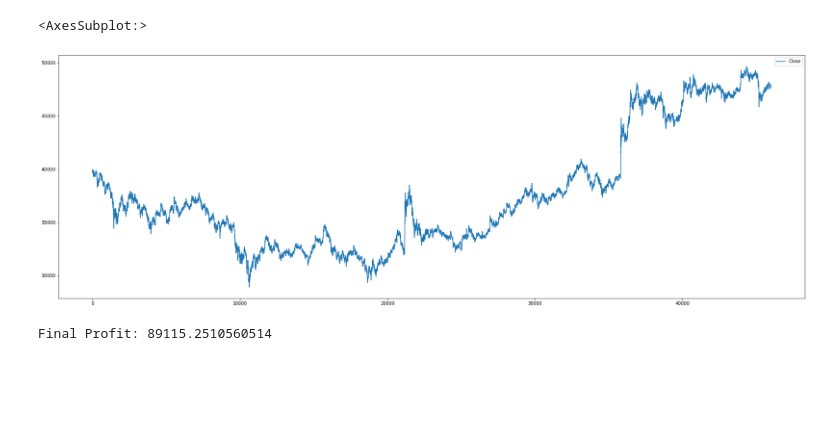
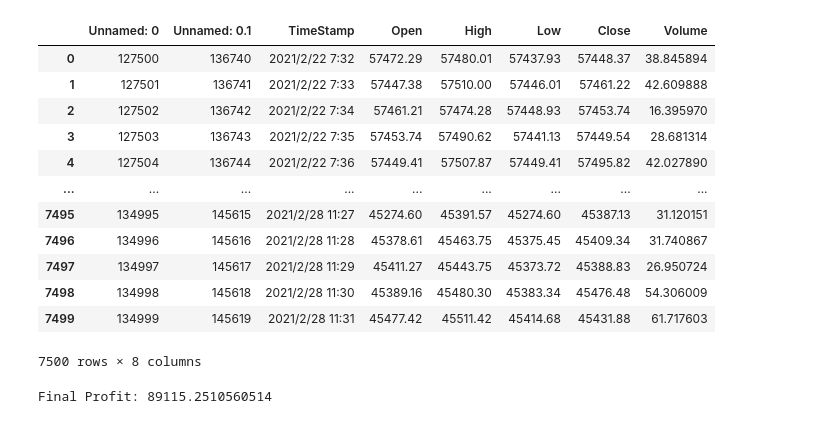
Before and after one commit to xujunhuii/huobi_Python, a Jupyter notebook: AlgoTrading/ParameterAnalysis/All_Methods.ipynb, the cells around one changed output. Drawn from its saved outputs; the diff is of its cells as text; code cells hidden in the pictures; blank space fills up the shorter version.

```diff
--- a/AlgoTrading/ParameterAnalysis/All_Methods.ipynb
+++ b/AlgoTrading/ParameterAnalysis/All_Methods.ipynb
@@ -97,19 +142,26 @@ data
 #     lambda x: x.seconds
 # )
 # records_df
-# %%
-# FILENAME = "Decreasing_Data.csv"
-FILENAME = "Increasing_Data.csv"
-data = pd.read_csv(FILENAME)
-import matplotlib.pyplot as plt
-
-%matplotlib inline
-fig, ax = plt.subplots(figsize=(30, 10))
-# plt.ylim(0, 100)
-data[["Close"]].plot(ax=ax)
-# %% [output]
-<AxesSubplot:>
-[figure, removed]
+# %%
+FILENAME = "Decreasing_Data.xlsx"
+# FILENAME = "Increasing_Data.csv"
+# data = pd.read_csv(FILENAME)
+data = pd.read_excel(FILENAME)
+data
+# %% [output]
+|  | Unnamed: 0 | Unnamed: 0.1 | TimeStamp | Open | High | Low | Close | Volume |
+| 0 | 127500 | 136740 | 2021/2/22 7:32 | 57472.29 | 57480.01 | 57437.93 | 57448.37 | 38.845894 |
+| 1 | 127501 | 136741 | 2021/2/22 7:33 | 57447.38 | 57510.00 | 57446.01 | 57461.22 | 42.609888 |
+| 2 | 127502 | 136742 | 2021/2/22 7:34 | 57461.21 | 57474.28 | 57448.93 | 57453.74 | 16.395970 |
+| 3 | 127503 | 136743 | 2021/2/22 7:35 | 57453.74 | 57490.62 | 57441.13 | 57449.54 | 28.681314 |
+| 4 | 127504 | 136744 | 2021/2/22 7:36 | 57449.41 | 57507.87 | 57449.41 | 57495.82 | 42.027890 |
+| ... | ... | ... | ... | ... | ... | ... | ... | ... |
+| 7495 | 134995 | 145615 | 2021/2/28 11:27 | 45274.60 | 45391.57 | 45274.60 | 45387.13 | 31.120151 |
+| 7496 | 134996 | 145616 | 2021/2/28 11:28 | 45378.61 | 45463.75 | 45375.45 | 45409.34 | 31.740867 |
+| 7497 | 134997 | 145617 | 2021/2/28 11:29 | 45411.27 | 45443.75 | 45373.72 | 45388.83 | 26.950724 |
+| 7498 | 134998 | 145618 | 2021/2/28 11:30 | 45389.16 | 45480.30 | 45383.34 | 45476.48 | 54.306009 |
+| 7499 | 134999 | 145619 | 2021/2/28 11:31 | 45477.42 | 45511.42 | 45414.68 | 45431.88 | 61.717603 |
+7500 rows × 8 columns
 # %%
 # from Arithmetic import speedy_grid_trading
 
```
Also changed, not shown: parts of 7 cells of this notebook, 2 other files.
